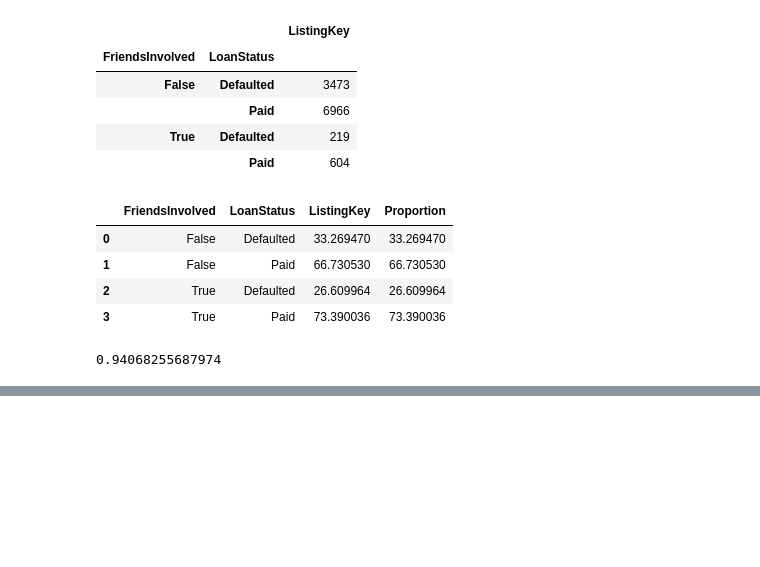
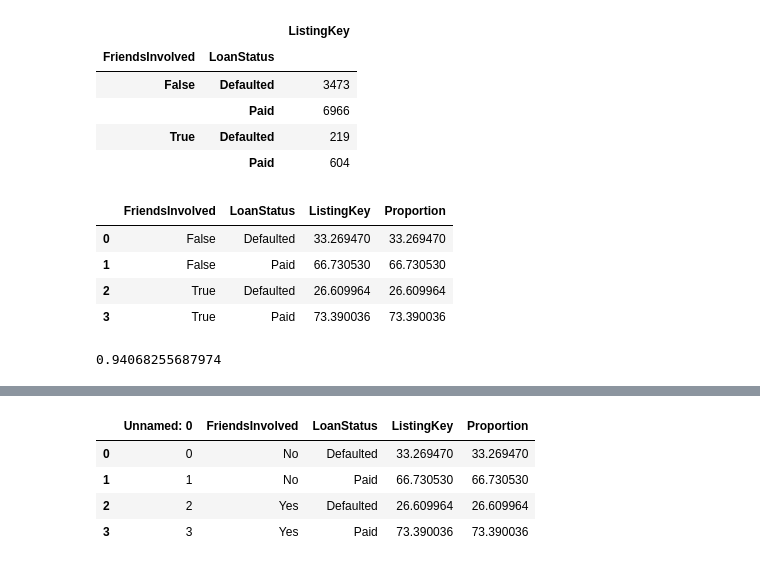
Before and after one commit to eistre91/DataAnalystNanodegree, a Jupyter notebook: Project6/Project 6 EDA.ipynb, the cells around one changed output, grey strips where cells are left out. Saved outputs shown, nothing was run; the diff lists cells and outputs as text; code cells hidden in the pictures; blank space fills up the shorter version.

```diff
--- a/Project6/Project 6 EDA.ipynb
+++ b/Project6/Project 6 EDA.ipynb
@@ -639,0 +665,10 @@ group_pcts.to_csv("project6datapro.csv")
+# %%
+loan_data['FriendsInvolved'] = loan_data['FriendsInvolved'].apply(lambda x: {False:'No', True:'Yes'}.get(x,x))
+# %%
+loan_data
+# %% [output]
+|  | Unnamed: 0 | FriendsInvolved | LoanStatus | ListingKey | Proportion |
+| 0 | 0 | No | Defaulted | 33.269470 | 33.269470 |
+| 1 | 1 | No | Paid | 66.730530 | 66.730530 |
+| 2 | 2 | Yes | Defaulted | 26.609964 | 26.609964 |
+| 3 | 3 | Yes | Paid | 73.390036 | 73.390036 |
```
Also changed, not shown: parts of 7 cells of this notebook, 42 other files.
